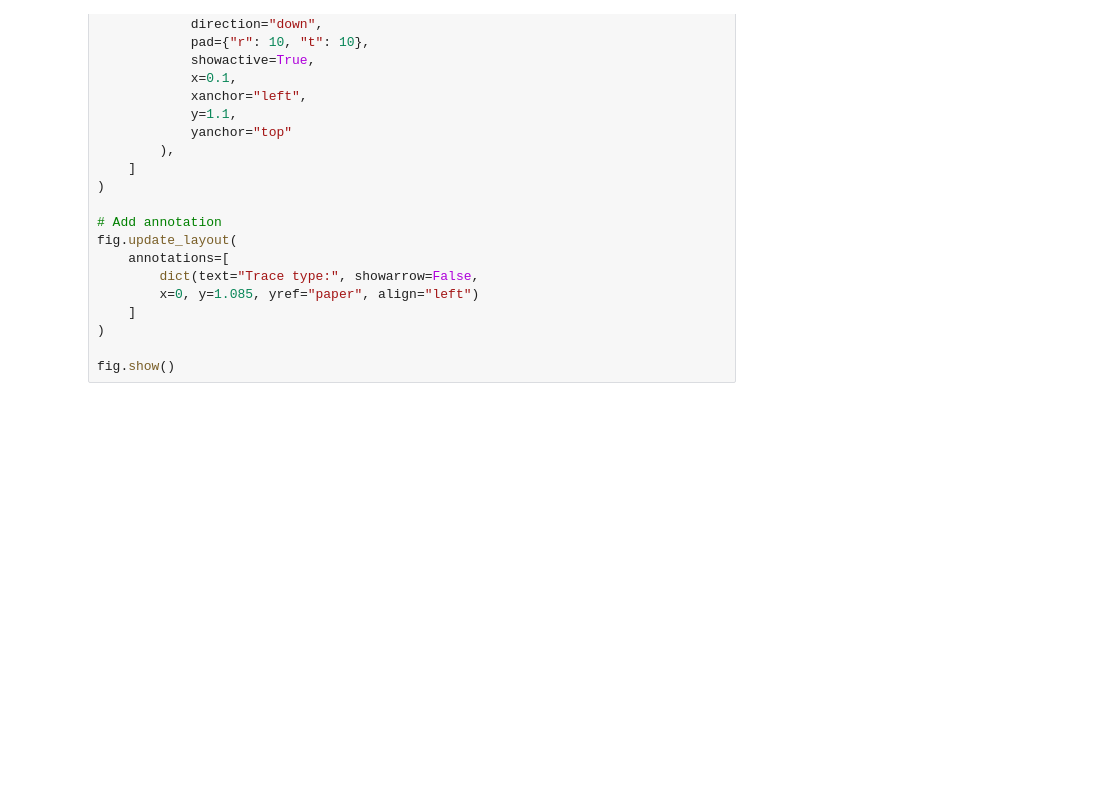
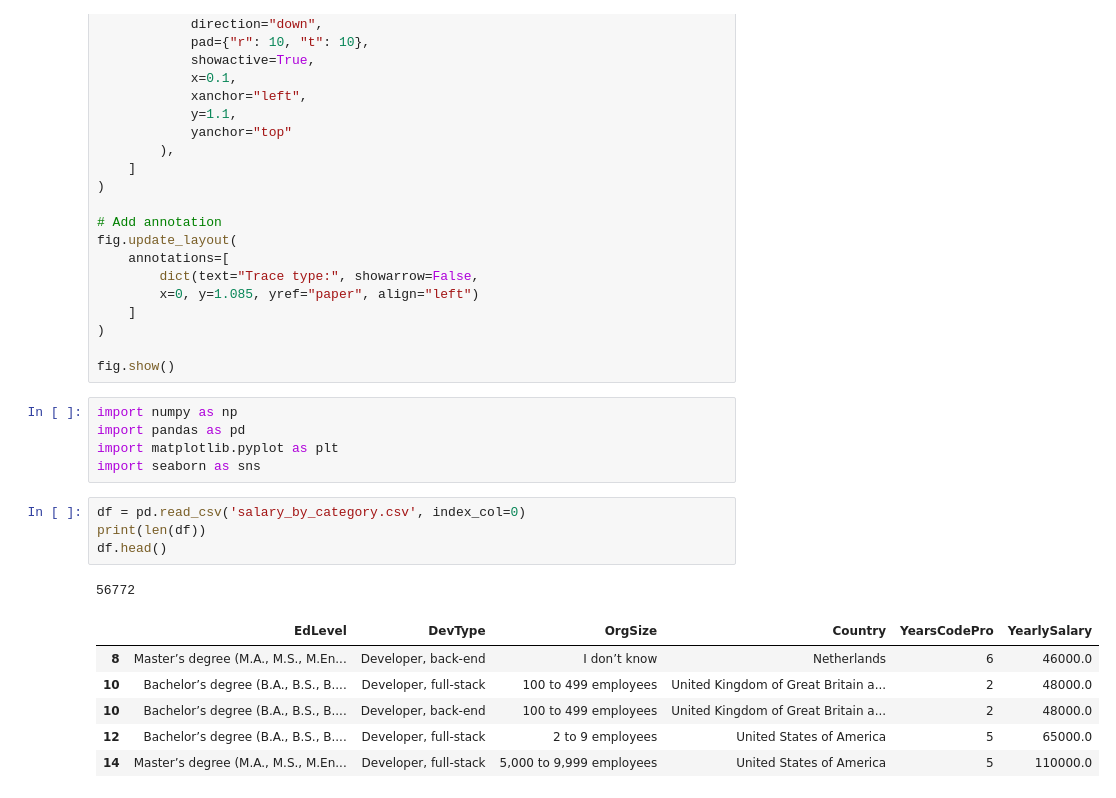
Before and after one commit to alphasigma25/VI-2022, a Jupyter notebook: plotly_test.ipynb, the cells around one changed output. Cells and saved outputs as stored; diff of their text form; blank space fills up the shorter version.

```diff
--- a/plotly_test.ipynb
+++ b/plotly_test.ipynb
@@ -63,3 +63,20 @@ fig.update_layout(
 )
 
 fig.show()
+# %%
+import numpy as np
+import pandas as pd
+import matplotlib.pyplot as plt
+import seaborn as sns
+# %%
+df = pd.read_csv('salary_by_category.csv', index_col=0)
+print(len(df))
+df.head()
+# %% [output]
+56772
+|  | EdLevel | DevType | OrgSize | Country | YearsCodePro | YearlySalary |
+| 8 | Master’s degree (M.A., M.S., M.En... | Developer, back-end | I don’t know | Netherlands | 6 | 46000.0 |
+| 10 | Bachelor’s degree (B.A., B.S., B.... | Developer, full-stack | 100 to 499 employees | United Kingdom of Great Britain a... | 2 | 48000.0 |
+| 10 | Bachelor’s degree (B.A., B.S., B.... | Developer, back-end | 100 to 499 employees | United Kingdom of Great Britain a... | 2 | 48000.0 |
+| 12 | Bachelor’s degree (B.A., B.S., B.... | Developer, full-stack | 2 to 9 employees | United States of America | 5 | 65000.0 |
+| 14 | Master’s degree (M.A., M.S., M.En... | Developer, full-stack | 5,000 to 9,999 employees | United States of America | 5 | 110000.0 |
```
Also changed, not shown: 3 other files.
